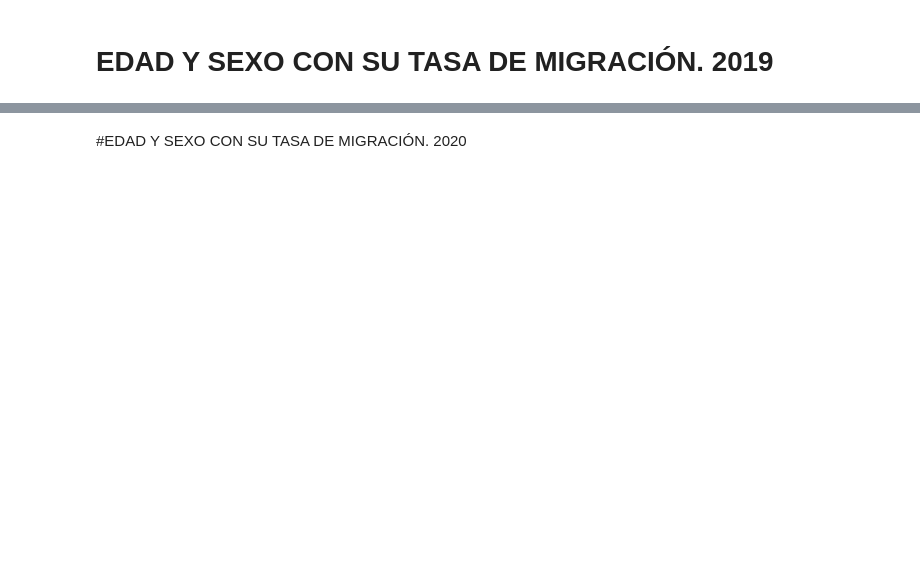
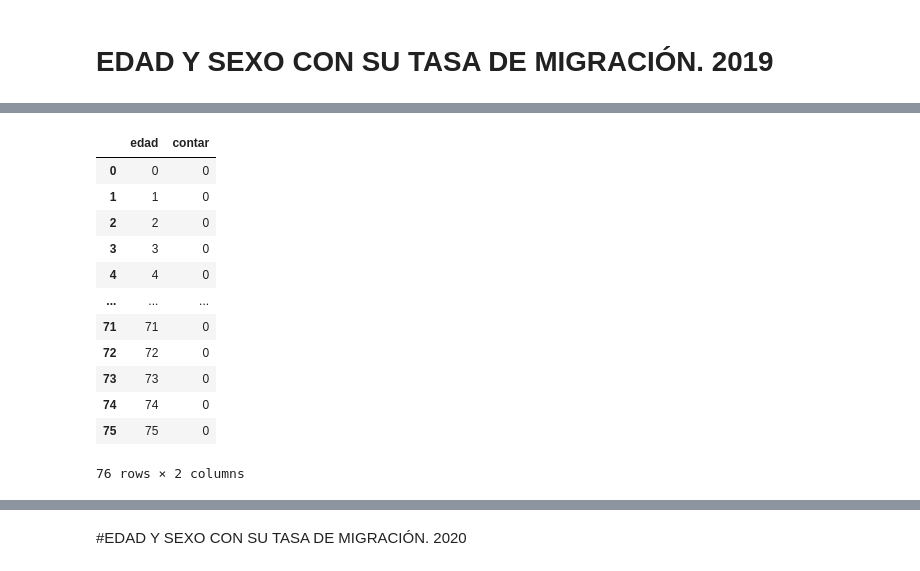
Before and after one commit to ErickNicolasP/ASE, a Jupyter notebook: proyecto_ASE.ipynb, the cells around one changed output, grey strips where cells are left out. Drawn from its saved outputs; the diff is of its cells as text; code cells hidden in the pictures; blank space fills up the shorter version.

```diff
--- a/proyecto_ASE.ipynb
+++ b/proyecto_ASE.ipynb
@@ -115,10 +172,24 @@ hombres_df_2018
 # %%
 rango_edades = set(range(0, max+1))
-edades_presentes = set(mujeres_df_2018['edad'])
+edades_presentes = set(mujeres_df_2019['edad'])
 edades_faltantes = rango_edades - edades_presentes
 
 for edad in edades_faltantes:
-    mujeres_df_2018.loc[len(mujeres_df_2018)] = [edad, 0]
-mujeres_df_2018 = mujeres_df_2018.sort_values("edad").reset_index(drop=True)
-mujeres_df_2018
+    mujeres_df_2019.loc[len(mujeres_df_2019)] = [edad, 0]
+mujeres_df_2019 = mujeres_df_2019.sort_values("edad").reset_index(drop=True)
+mujeres_df_2019
+# %% [output]
+|  | edad | contar |
+| 0 | 0 | 0 |
+| 1 | 1 | 0 |
+| 2 | 2 | 0 |
+| 3 | 3 | 0 |
+| 4 | 4 | 0 |
+| ... | ... | ... |
+| 71 | 71 | 0 |
+| 72 | 72 | 0 |
+| 73 | 73 | 0 |
+| 74 | 74 | 0 |
+| 75 | 75 | 0 |
+76 rows × 2 columns
 # %%
```
Also changed, not shown: parts of 22 cells of this notebook.
